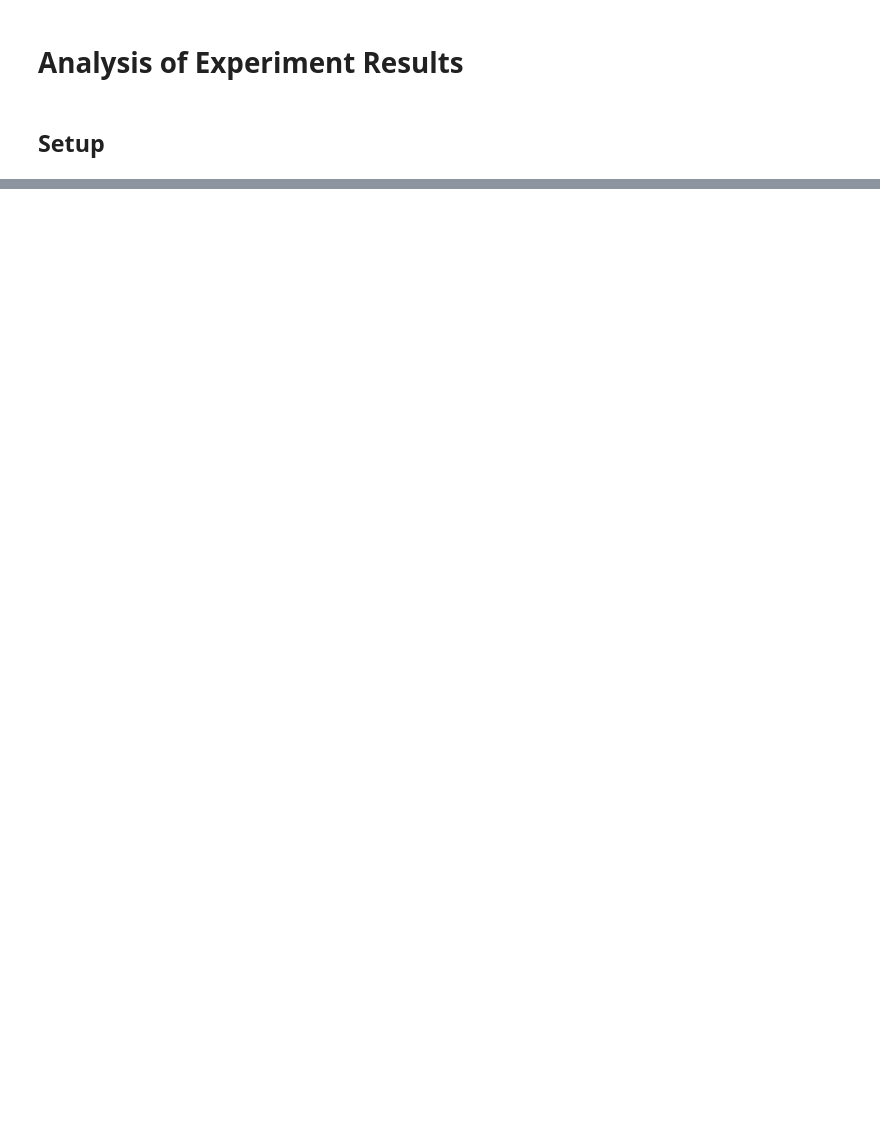
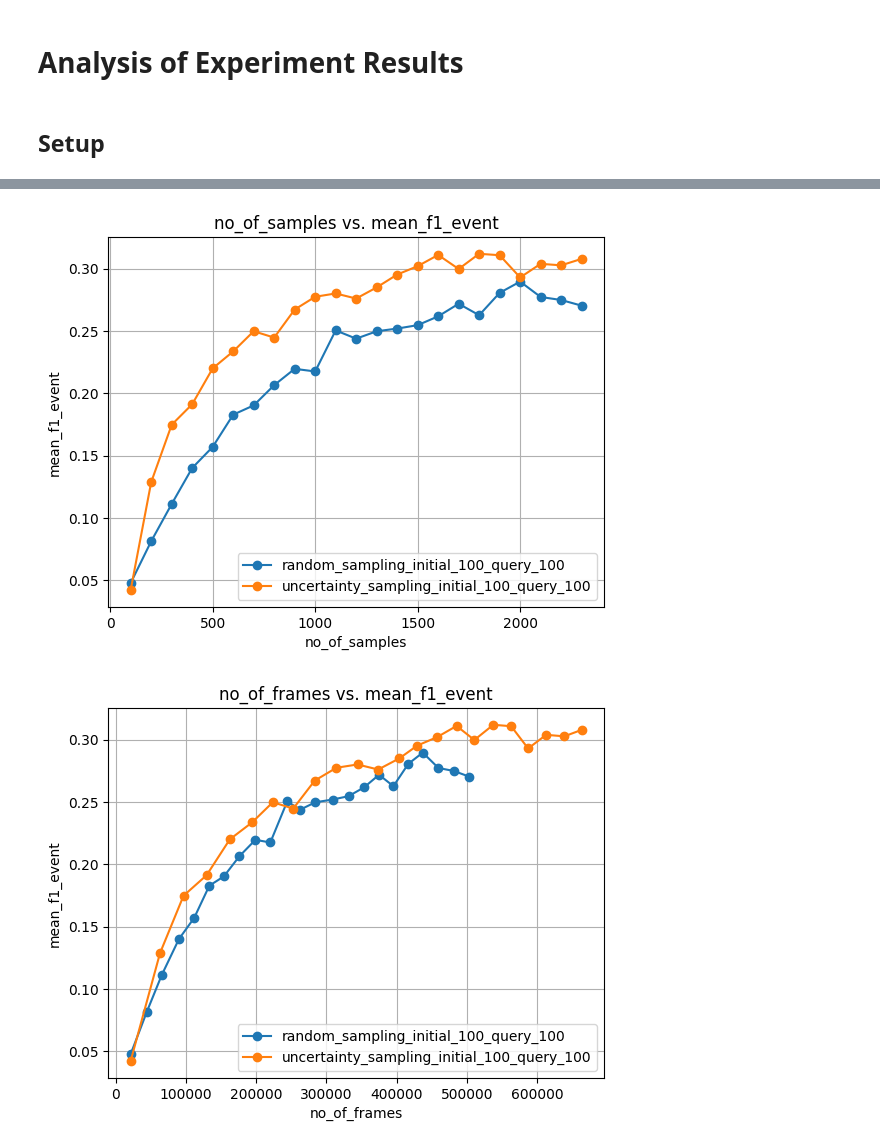
Before and after one commit to zackjh/alpes, a Jupyter notebook: analysis.ipynb, the cells around one changed output, grey strips where cells are left out. Cells and saved outputs as stored; diff of their text form; code cells hidden in the pictures; blank space fills up the shorter version.

```diff
--- a/analysis.ipynb
+++ b/analysis.ipynb
@@ -78,0 +86,7 @@ show_graph(random_sampling_exp_1_results, "edit_score")
+# %%
+# Mean F1 Event
+show_graph(INITIAL_100_QUERY_100, x_axis="no_of_samples", y_axis="mean_f1_event")
+show_graph(INITIAL_100_QUERY_100, x_axis="no_of_frames", y_axis="mean_f1_event")
+# %% [output]
+[figure, added]
+[figure, added]
```
Also changed, not shown: parts of 23 cells of this notebook, 2 other files.
